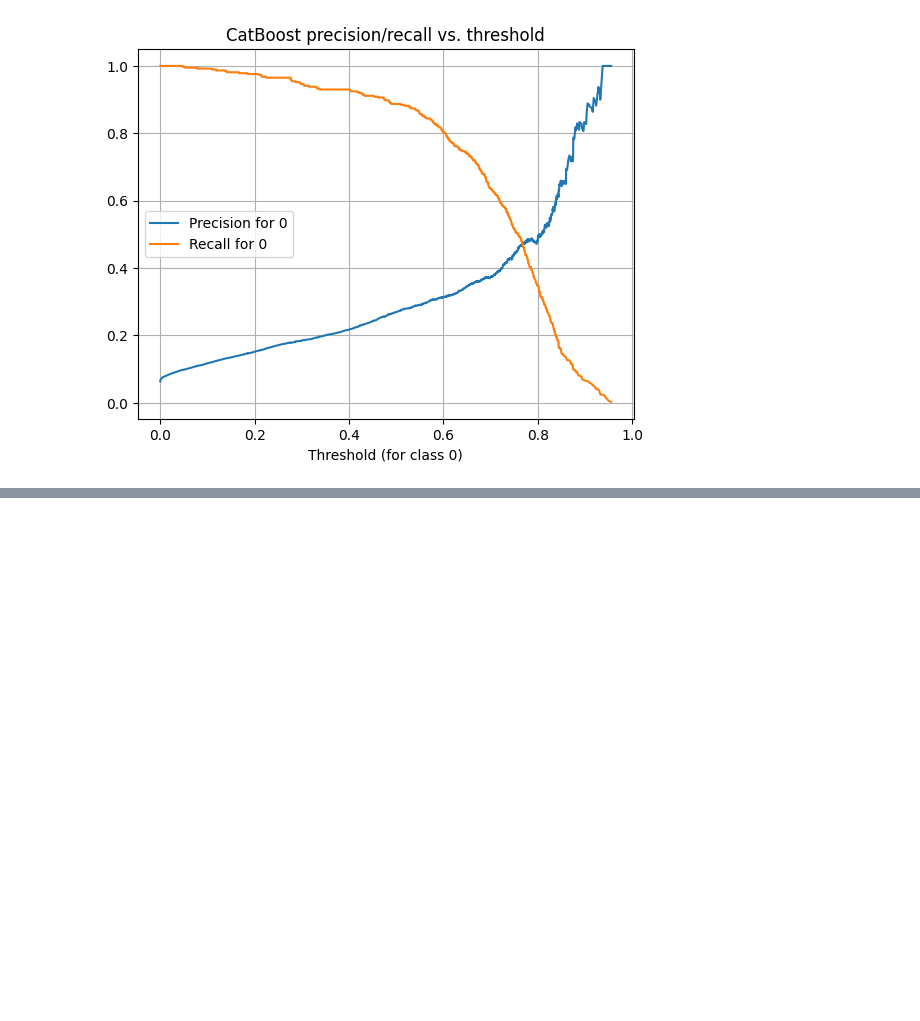
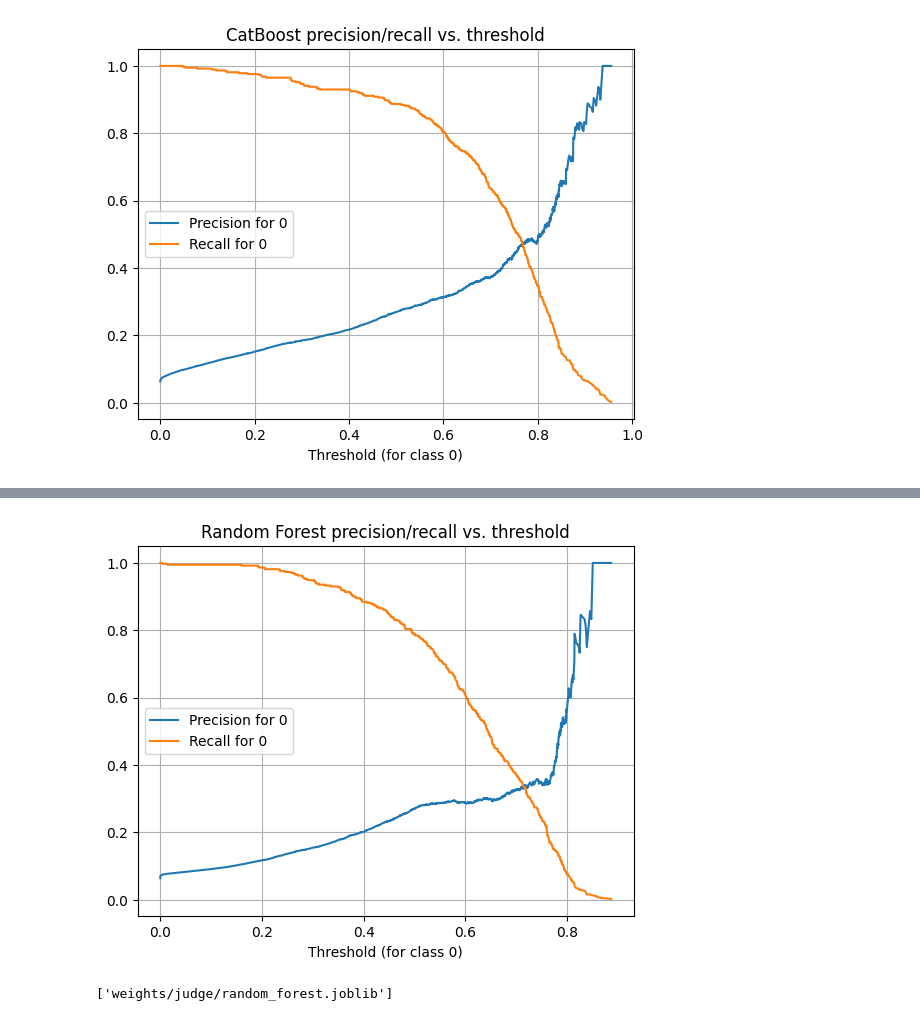
Before and after one commit to evlko/WFCWML, a Jupyter notebook: notebooks/training_judge.ipynb, the cells around one changed output, grey strips where cells are left out. Cells and saved outputs as stored; diff of their text form; code cells hidden in the pictures; blank space fills up the shorter version.

```diff
--- a/notebooks/training_judge.ipynb
+++ b/notebooks/training_judge.ipynb
@@ -91,0 +98,14 @@ clf.save_model("weights/judge/catboost.cbm")
+# %%
+rf_clf = RandomForestClassifier(
+    n_estimators=300,
+    max_depth=10,
+    class_weight={0: cw0, 1: cw1},
+    random_state=42,
+    n_jobs=-1,
+)
+rf_clf.fit(X_train, y_train)
+
+y_pred_rf = rf_clf.predict(X_test)
+print("Random Forest Results:")
+print(classification_report(y_test, y_pred_rf, digits=3))
+print("Confusion matrix:\n", confusion_matrix(y_test, y_pred_rf))
@@ -91,0 +126,16 @@ clf.save_model("weights/judge/catboost.cbm")
+# %%
+y_proba_rf = rf_clf.predict_proba(X_test)[:, 0]
+prec_rf, rec_rf, thresh_rf = precision_recall_curve(y_test == 0, y_proba_rf)
+plt.plot(thresh_rf, prec_rf[:-1], label="Precision for 0")
+plt.plot(thresh_rf, rec_rf[:-1], label="Recall for 0")
+plt.xlabel("Threshold (for class 0)")
+plt.title("Random Forest precision/recall vs. threshold")
+plt.legend()
+plt.grid()
+plt.show()
+# %% [output]
+[figure, added]
+# %%
+joblib.dump(rf_clf, "weights/judge/random_forest.joblib")
+# %% [output]
+['weights/judge/random_forest.joblib']
```
Also changed, not shown: parts of 5 cells of this notebook, 2 other files.
